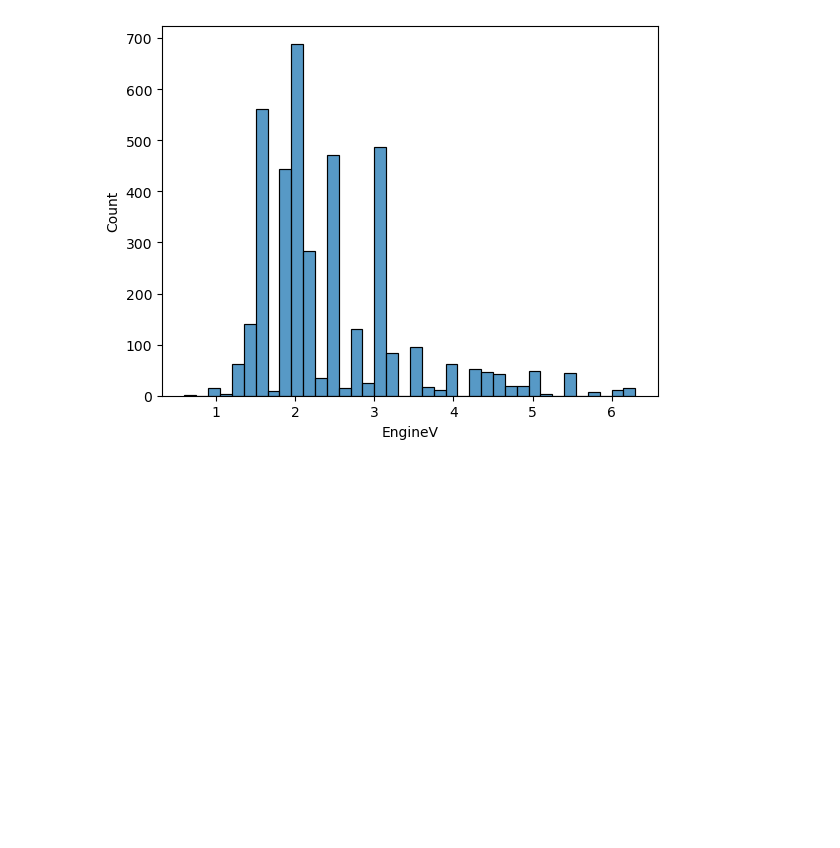
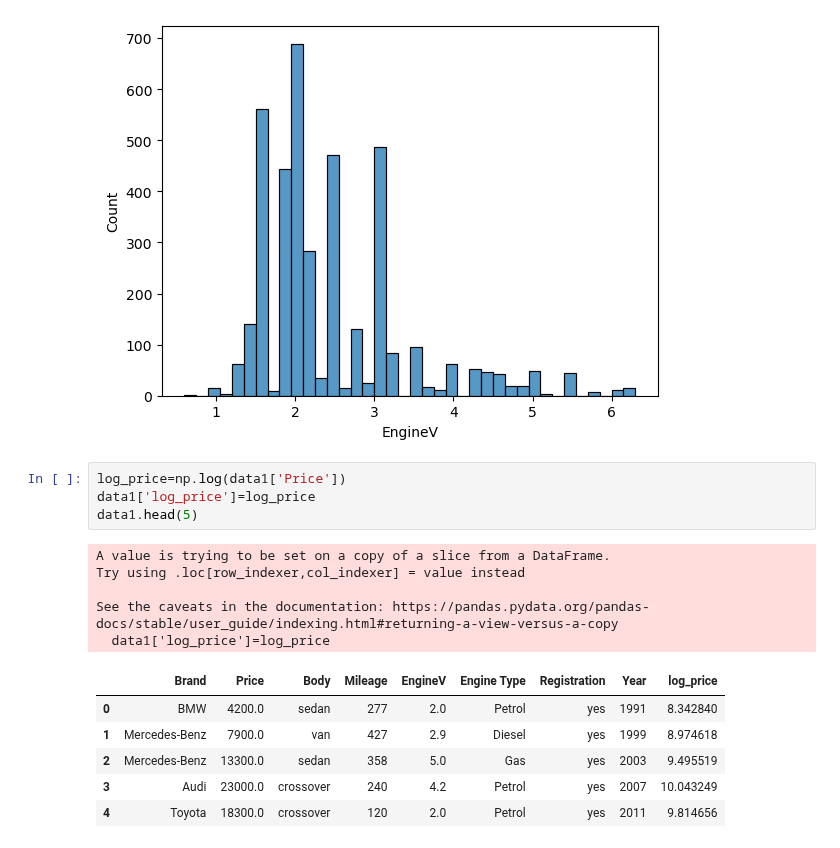
Before and after one commit to Shreetam12345/Linear-Regression, a Jupyter notebook: Linear_Regression-checkpoint.ipynb, the cells around one changed output. Cells and saved outputs as stored; diff of their text form; blank space fills up the shorter version.

```diff
--- a/Linear_Regression-checkpoint.ipynb
+++ b/Linear_Regression-checkpoint.ipynb
@@ -116,3 +121,19 @@ sns.histplot(data2['EngineV'])
 # %% [output]
 <Axes: xlabel='EngineV', ylabel='Count'>
 [figure]
+# %%
+log_price=np.log(data1['Price'])
+data1['log_price']=log_price
+data1.head(5)
+# %% [output]
+A value is trying to be set on a copy of a slice from a DataFrame.
+Try using .loc[row_indexer,col_indexer] = value instead
+
+See the caveats in the documentation: https://pandas.pydata.org/pandas-docs/stable/user_guide/indexing.html#returning-a-view-versus-a-copy
+  data1['log_price']=log_price
+|  | Brand | Price | Body | Mileage | EngineV | Engine Type | Registration | Year | log_price |
+| 0 | BMW | 4200.0 | sedan | 277 | 2.0 | Petrol | yes | 1991 | 8.342840 |
+| 1 | Mercedes-Benz | 7900.0 | van | 427 | 2.9 | Diesel | yes | 1999 | 8.974618 |
+| 2 | Mercedes-Benz | 13300.0 | sedan | 358 | 5.0 | Gas | yes | 2003 | 9.495519 |
+| 3 | Audi | 23000.0 | crossover | 240 | 4.2 | Petrol | yes | 2007 | 10.043249 |
+| 4 | Toyota | 18300.0 | crossover | 120 | 2.0 | Petrol | yes | 2011 | 9.814656 |
```
Also changed, not shown: parts of 4 cells of this notebook.
